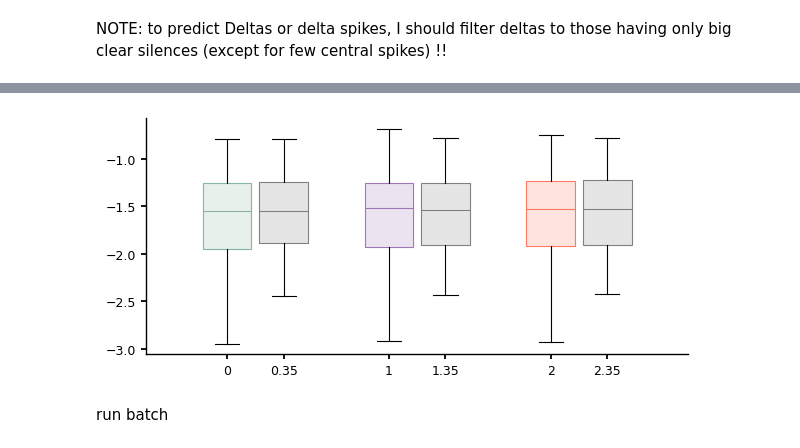
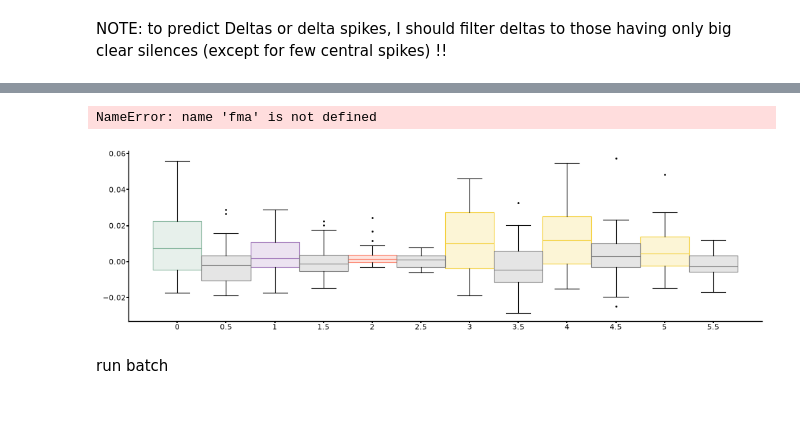
Before and after one commit to pietro-bozzo/NRCode, a Jupyter notebook: Python/predictDeltas.ipynb, the cells around one changed output, grey strips where cells are left out. Cells and saved outputs as stored; diff of their text form; code cells hidden in the pictures; blank space fills up the shorter version.

```diff
--- a/Python/predictDeltas.ipynb
+++ b/Python/predictDeltas.ipynb
@@ -90,7 +190,13 @@ def _regionPETH(session,regs=None,when=None,C=0.01,limits=[-1,0]):
     return scores, scores_sh
 # %%
 # test on one session
-session = fma.data.readBatchFile(batch_file)[0][9]
+session = fma.data.readBatchFile(batch_file)[0][12]
 print(session)
-scores, scores_sh = _regionPETH(session)
+regs = ['hpc','nr','pfc',['hpc','nr'],['hpc','pfc'],['nr','pfc']]
+keys = ['hpc','nr','pfc','hpc+nr','hpc+pfc','nr+pfc']
+delay = np.linspace(-0.4,0,20)
+scores = {}
+scores_sh = {}
+for i, r in enumerate(regs):
+    scores[keys[i]], scores_sh[keys[i]] = _deltaGLM(session,regs=r,delay=delay,shuffle=10)
 # %% [output]
@@ -98,10 +220,21 @@ scores, scores_sh = _regionPETH(session)
+# %%
+# see scores
+fig, ax = fma.plotting.makeFigure(size=(35,7),n=(1,len(scores)))
+for i, k in enumerate(keys):
+    fma.plotting.semPlot(delay,np.array(scores[k]).T,color=isru.paperColors(k),ax=ax[i])
+    fma.plotting.semPlot(delay,np.array(scores_sh[k]).mean(axis=-1).T,color=isru.paperColors('shuffle'),ax=ax[i])
+    ax[i].set(title=k)
+# %% [output]
+NameError: name 'fma' is not defined
 # %%
 # see scores
-fig, ax = fma.plotting.makeFigure(size=[15,7])
-fma.plotting.boxPlot(scores.values(),x=np.arange(len(scores)),color=isru.paperColors(list(scores.keys())))
-fma.plotting.boxPlot(scores_sh.values(),x=.35+np.arange(len(scores)),color='grey')
+fig, ax = fma.plotting.makeFigure(size=[25,7])
+data = {r: [[np.mean(s) for s in scores[r][0]]] for r in scores}
+data_sh = {r: [[np.mean(s) for s in scores_sh[r][0]]] for r in scores_sh}
+fma.plotting.boxPlot(data.values(),x=np.arange(len(scores)),color=isru.paperColors(list(scores.keys())))
+fma.plotting.boxPlot(data_sh.values(),x=.5+np.arange(len(scores)),color='grey')
 # %% [output]
-[figure, old version]
+[figure, new version]
 # %% [markdown]
 run batch
 # %%
```
Also changed, not shown: parts of 4 cells of this notebook, 18 other files.
